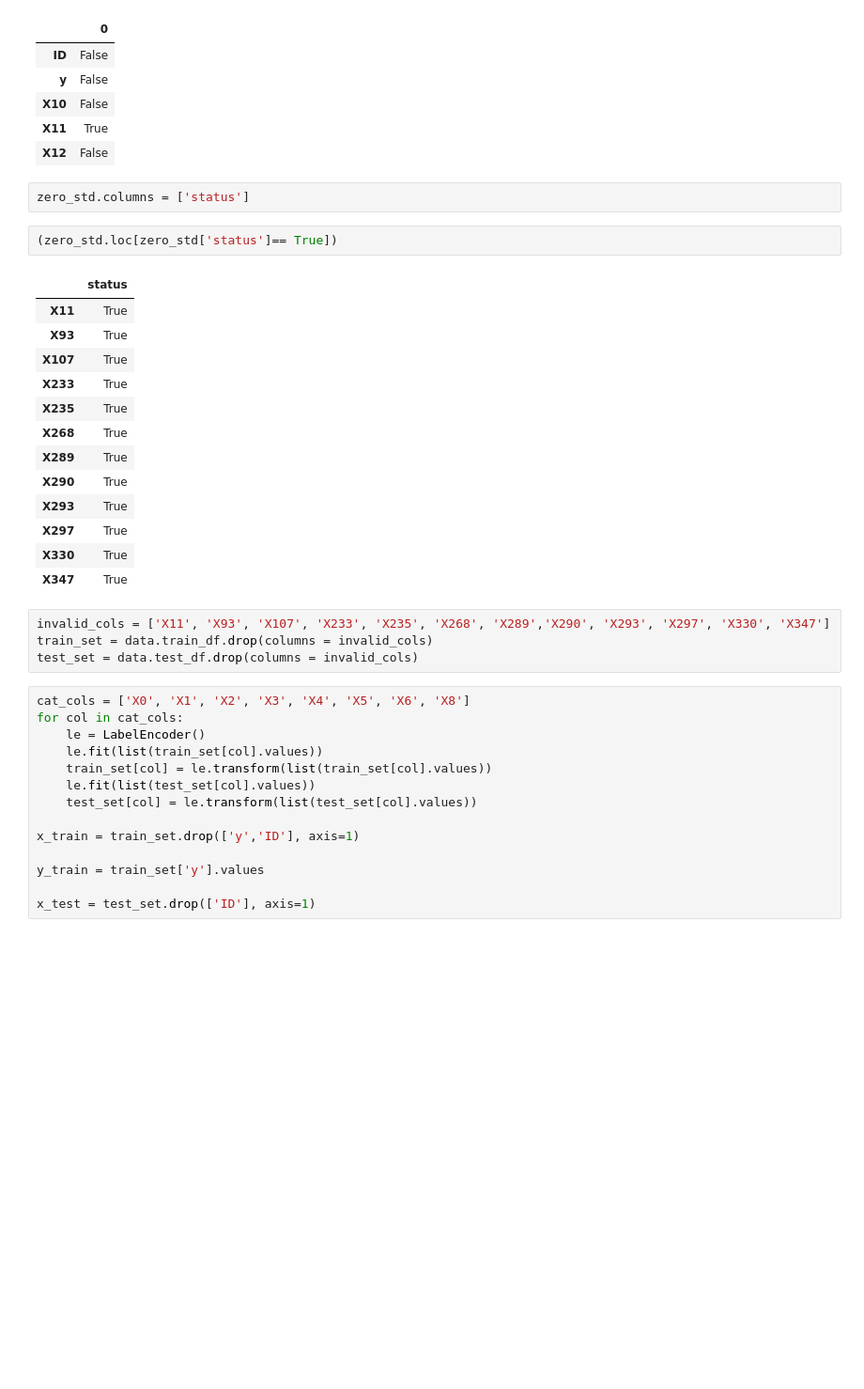
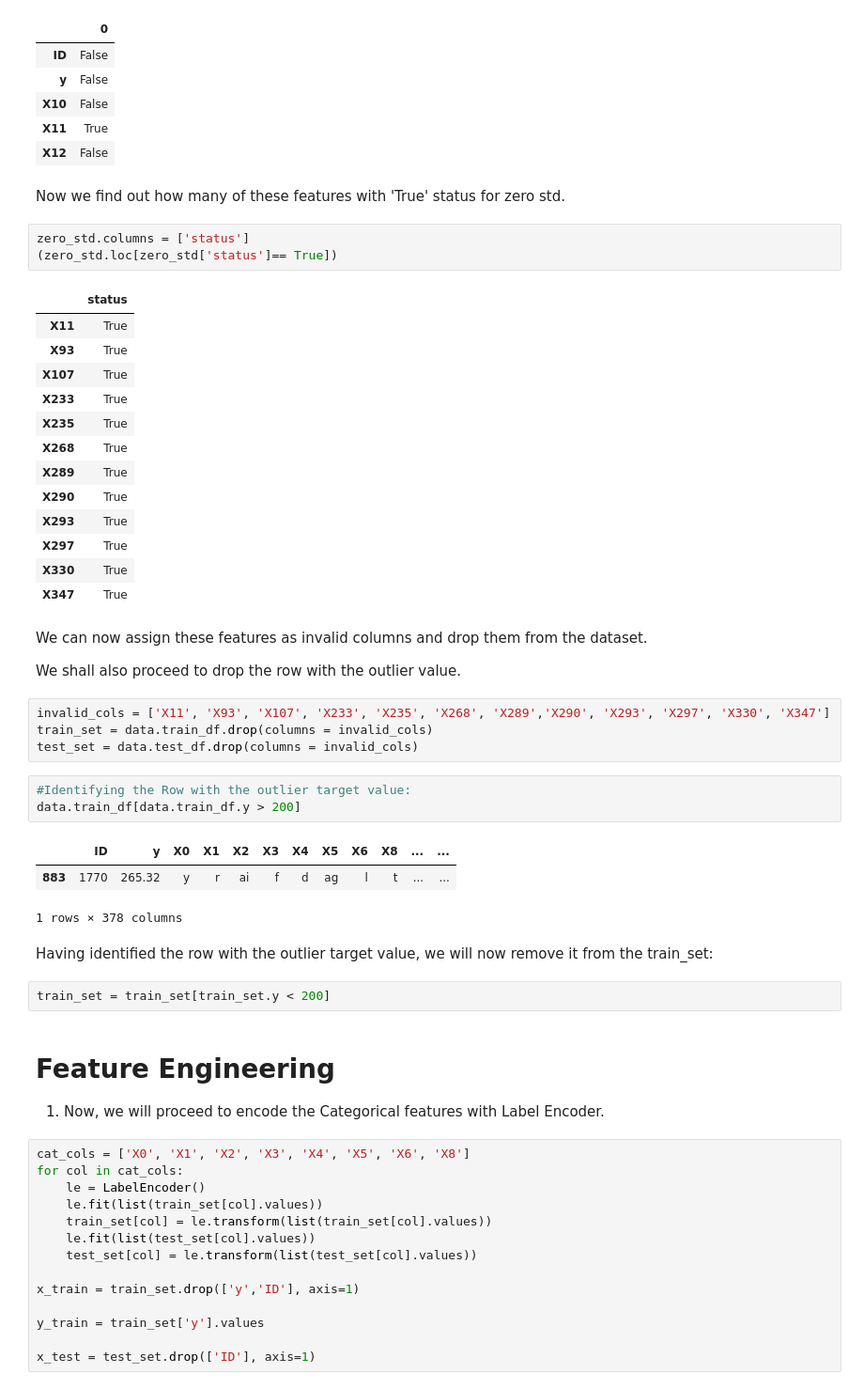
Before and after one commit to ovokpus/Car-Manufacturing-Test, a Jupyter notebook: Mercedes Benz Greener.ipynb, the cells around one changed output. Shown: that part at 94% size. Cells and saved outputs as stored; diff of their text form; blank space fills up the shorter version.

```diff
--- a/Mercedes Benz Greener.ipynb
+++ b/Mercedes Benz Greener.ipynb
@@ -264,28 +281,48 @@ zero_std.head()
 | X10 | False |
 | X11 | True |
 | X12 | False |
+# %% [markdown]
+Now we find out how many of these features with 'True' status for zero std.
 # %%
 zero_std.columns = ['status']
+(zero_std.loc[zero_std['status']== True])
+# %% [output]
+|  | status |
+| X11 | True |
+| X93 | True |
+| X107 | True |
+| X233 | True |
+| X235 | True |
+| X268 | True |
+| X289 | True |
+| X290 | True |
+| X293 | True |
+| X297 | True |
+| X330 | True |
+| X347 | True |
-# %%
-(zero_std.loc[zero_std['status']== True])
-# %% [output]
-|  | status |
-| X11 | True |
-| X93 | True |
-| X107 | True |
-| X233 | True |
-| X235 | True |
-| X268 | True |
-| X289 | True |
-| X290 | True |
-| X293 | True |
-| X297 | True |
-| X330 | True |
-| X347 | True |
+# %% [markdown]
+We can now assign these features as invalid columns and drop them from the dataset.
+
+We shall also proceed to drop the row with the outlier value.
 # %%
 invalid_cols = ['X11', 'X93', 'X107', 'X233', 'X235', 'X268', 'X289','X290', 'X293', 'X297', 'X330', 'X347']
 train_set = data.train_df.drop(columns = invalid_cols)
 test_set = data.test_df.drop(columns = invalid_cols)
+# %%
+#Identifying the Row with the outlier target value:
+data.train_df[data.train_df.y > 200]
+# %% [output]
+|  | ID | y | X0 | X1 | X2 | X3 | X4 | X5 | X6 | X8 | ... | ... |
+| 883 | 1770 | 265.32 | y | r | ai | f | d | ag | l | t | ... | ... |
+1 rows × 378 columns
+# %% [markdown]
+Having identified the row with the outlier target value, we will now remove it from the train_set:
+# %%
+train_set = train_set[train_set.y < 200]
+# %% [markdown]
+# Feature Engineering
+
+1. Now, we will proceed to encode the Categorical features  with Label Encoder.
 # %%
 cat_cols = ['X0', 'X1', 'X2', 'X3', 'X4', 'X5', 'X6', 'X8']
 for col in cat_cols:
```
Also changed, not shown: parts of 23 cells of this notebook, 2 other files.
